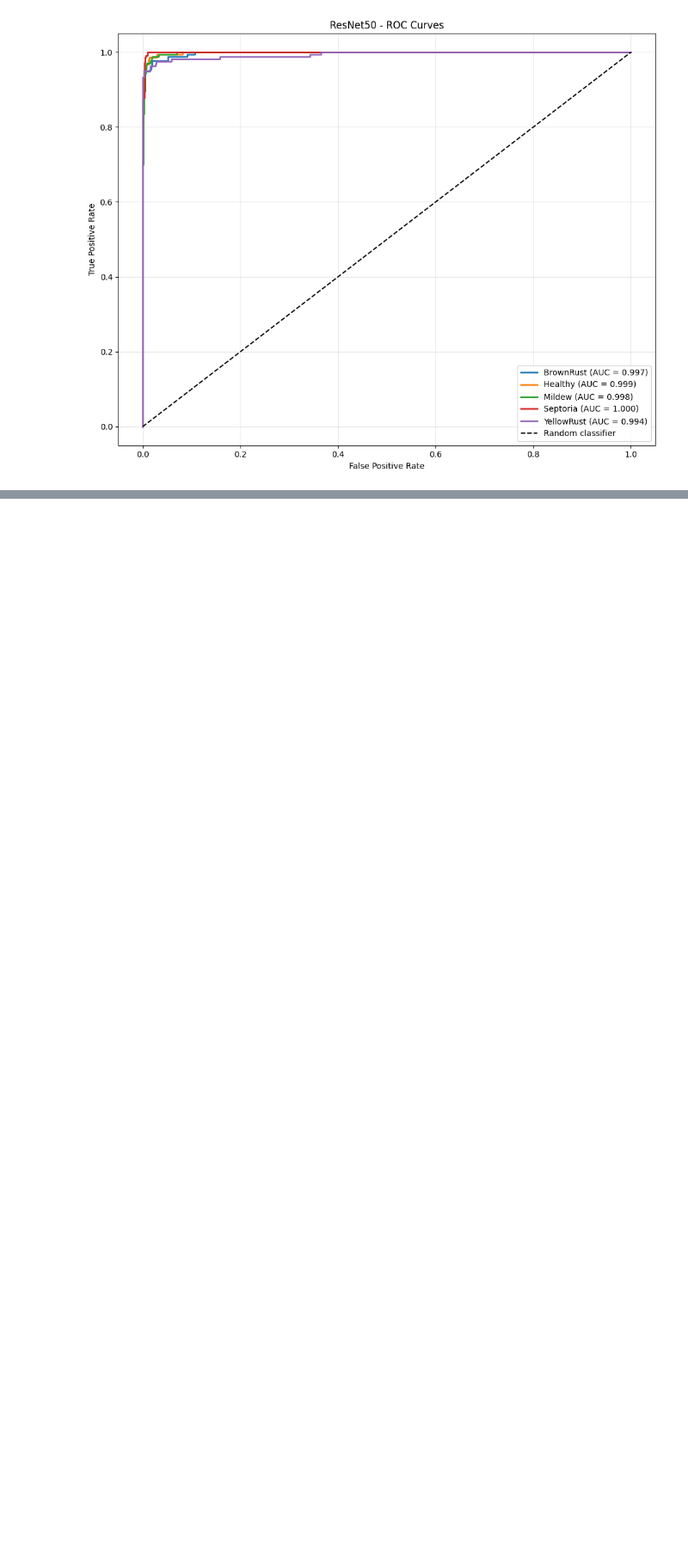
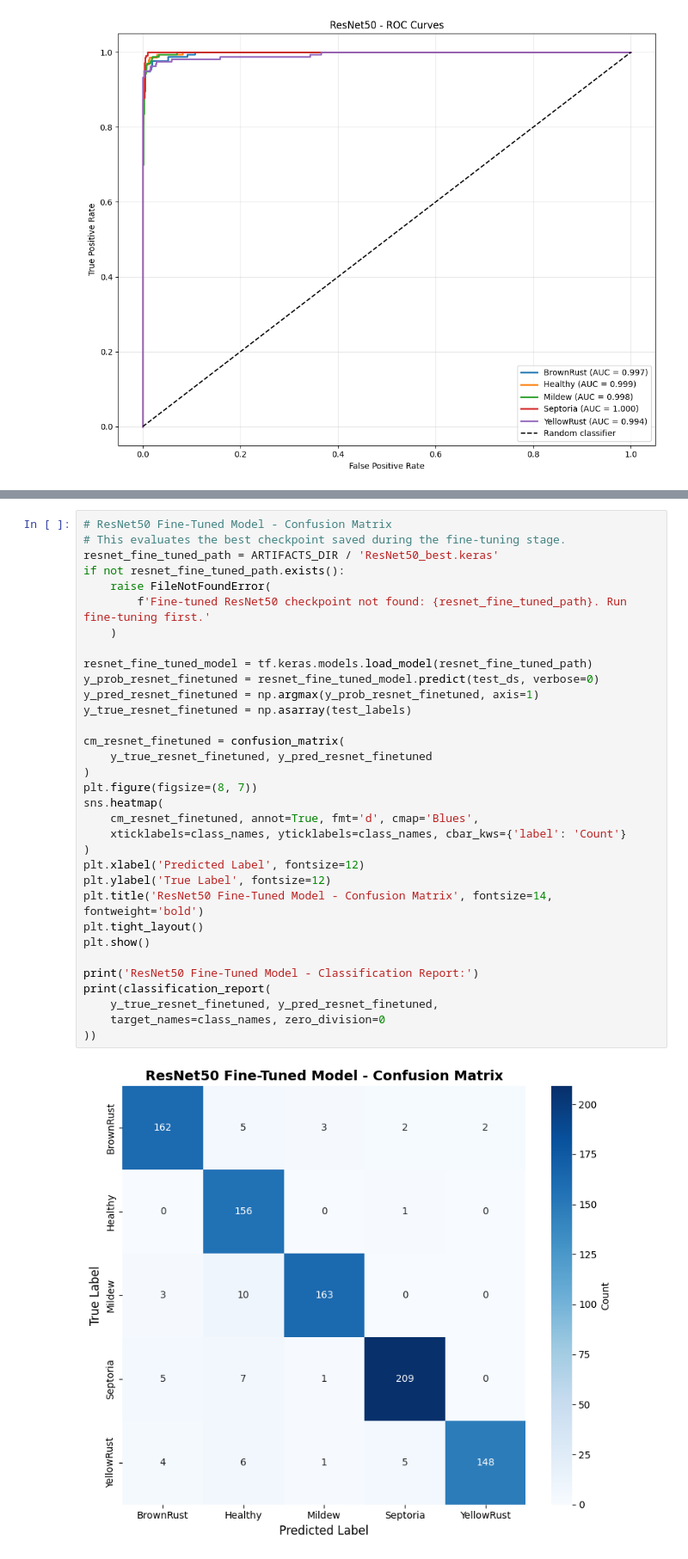
Before and after one commit to Nabin2022/wheat-disease, a Jupyter notebook: test.ipynb, the cells around one changed output, grey strips where cells are left out. Shown at 86% size. Saved outputs shown, nothing was run; the diff lists cells and outputs as text; blank space fills up the shorter version.

```diff
--- a/test.ipynb
+++ b/test.ipynb
@@ -1083,0 +1195,35 @@ plt.show()
+# %%
+# ResNet50 Fine-Tuned Model - Confusion Matrix
+# This evaluates the best checkpoint saved during the fine-tuning stage.
+resnet_fine_tuned_path = ARTIFACTS_DIR / 'ResNet50_best.keras'
+if not resnet_fine_tuned_path.exists():
+    raise FileNotFoundError(
+        f'Fine-tuned ResNet50 checkpoint not found: {resnet_fine_tuned_path}. Run fine-tuning first.'
+    )
+
+resnet_fine_tuned_model = tf.keras.models.load_model(resnet_fine_tuned_path)
+y_prob_resnet_finetuned = resnet_fine_tuned_model.predict(test_ds, verbose=0)
+y_pred_resnet_finetuned = np.argmax(y_prob_resnet_finetuned, axis=1)
+y_true_resnet_finetuned = np.asarray(test_labels)
+
+cm_resnet_finetuned = confusion_matrix(
+    y_true_resnet_finetuned, y_pred_resnet_finetuned
+)
+plt.figure(figsize=(8, 7))
+sns.heatmap(
+    cm_resnet_finetuned, annot=True, fmt='d', cmap='Blues',
+    xticklabels=class_names, yticklabels=class_names, cbar_kws={'label': 'Count'}
+)
+plt.xlabel('Predicted Label', fontsize=12)
+plt.ylabel('True Label', fontsize=12)
+plt.title('ResNet50 Fine-Tuned Model - Confusion Matrix', fontsize=14, fontweight='bold')
+plt.tight_layout()
+plt.show()
+
+print('ResNet50 Fine-Tuned Model - Classification Report:')
+print(classification_report(
+    y_true_resnet_finetuned, y_pred_resnet_finetuned,
+    target_names=class_names, zero_division=0
+))
+# %% [output]
+[figure, added]
```
Also changed, not shown: parts of 13 cells of this notebook.
